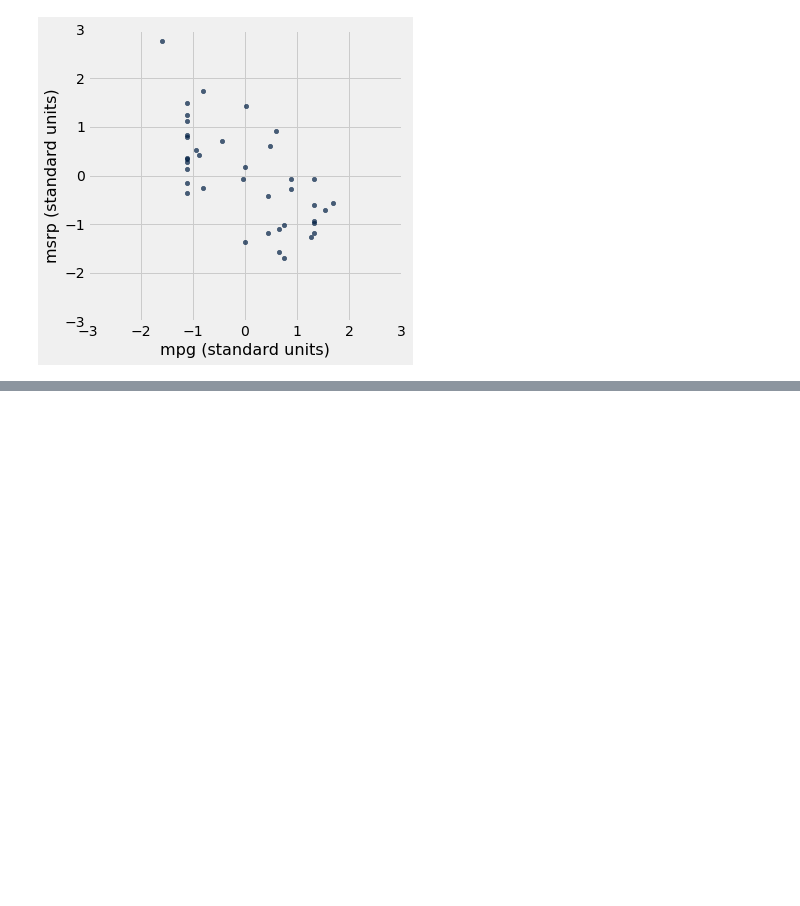
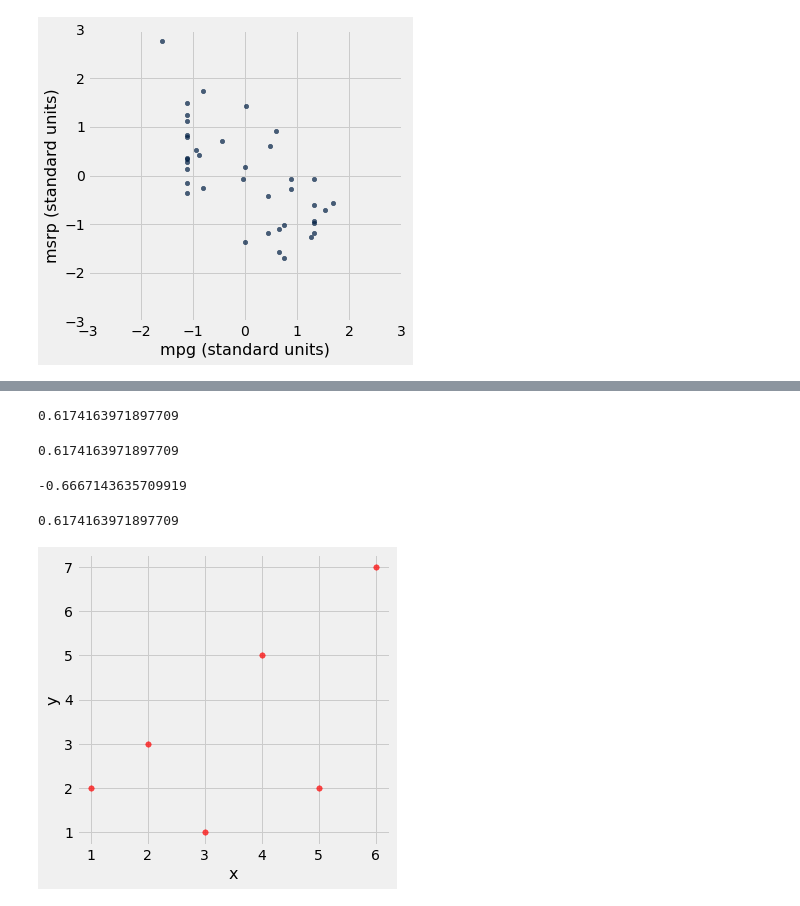
Before and after one commit to ciretorres/python, a Jupyter notebook: data8.3x/week1/sec03_correlation.ipynb, the cells around one changed output, grey strips where cells are left out. Drawn from its saved outputs; the diff is of its cells as text; code cells hidden in the pictures; blank space fills up the shorter version.

```diff
--- a/data8.3x/week1/sec03_correlation.ipynb
+++ b/data8.3x/week1/sec03_correlation.ipynb
@@ -82,0 +109,6 @@ plots.ylim(-3, 3);
+# %%
+t = t.with_columns(
+    'x (standard units)', standard_units(x),
+    'y (standard units)', standard_units(y)
+)
+t
@@ -82,0 +123,4 @@ plots.ylim(-3, 3);
+# %%
+su_product = t.column(2) * t.column(3)
+t = t.with_column('product of standard units', su_product)
+t
@@ -82,0 +135,7 @@ plots.ylim(-3, 3);
+# %%
+# r is the average of the products of standard units
+
+r = np.mean(t.column(4))
+r
+# %% [output]
+0.6174163971897709
@@ -82,0 +149,16 @@ plots.ylim(-3, 3);
+# %%
+correlation(t, 'x', 'y')
+# %% [output]
+0.6174163971897709
+# %%
+correlation(suv, 'mpg', 'msrp')
+# %% [output]
+-0.6667143635709919
+# %%
+correlation(t, 'y', 'x')
+# %% [output]
+0.6174163971897709
+# %%
+t.scatter('x', 'y', s=30, color='red')
+# %% [output]
+[figure, added]
```
Also changed, not shown: parts of 11 cells of this notebook.
